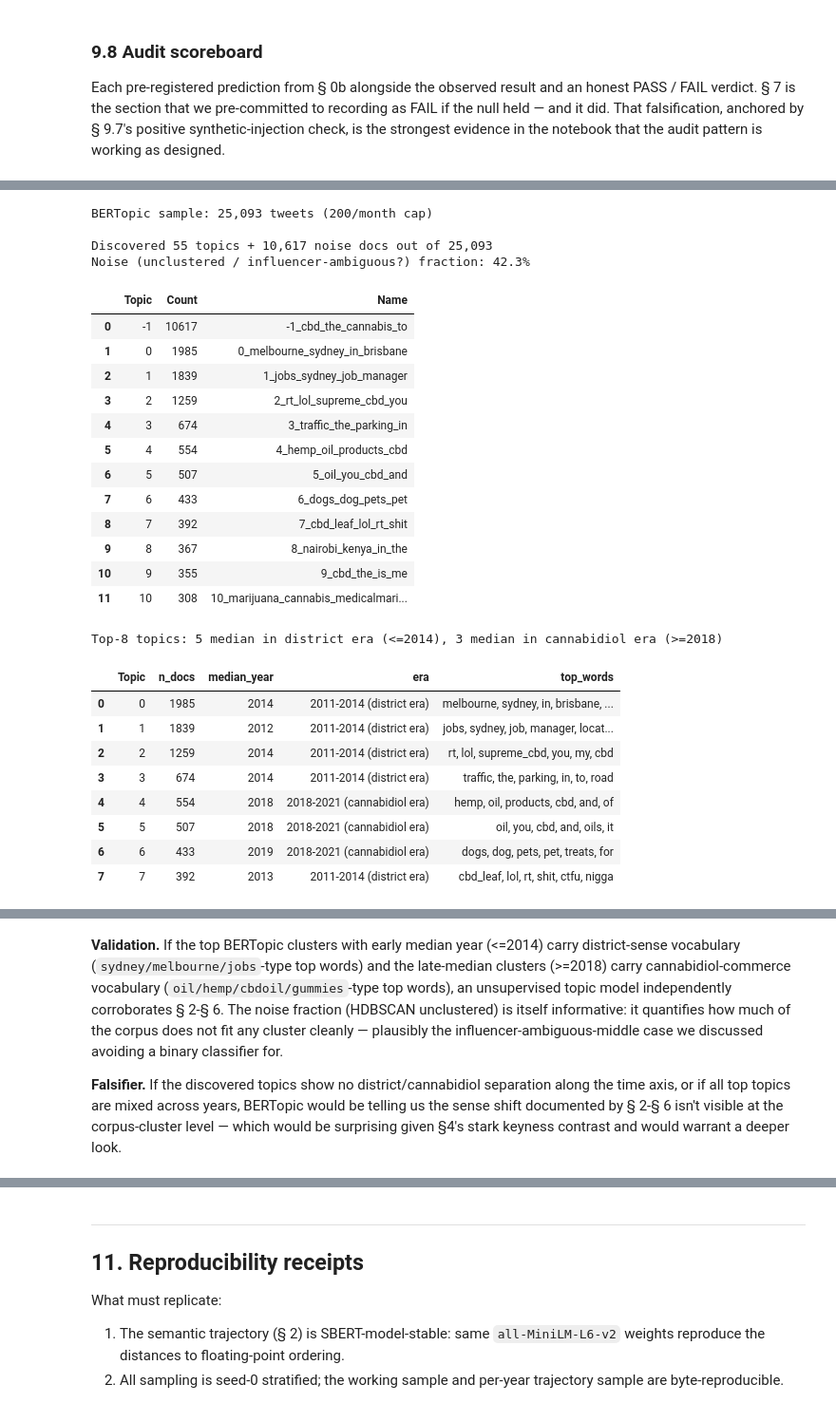
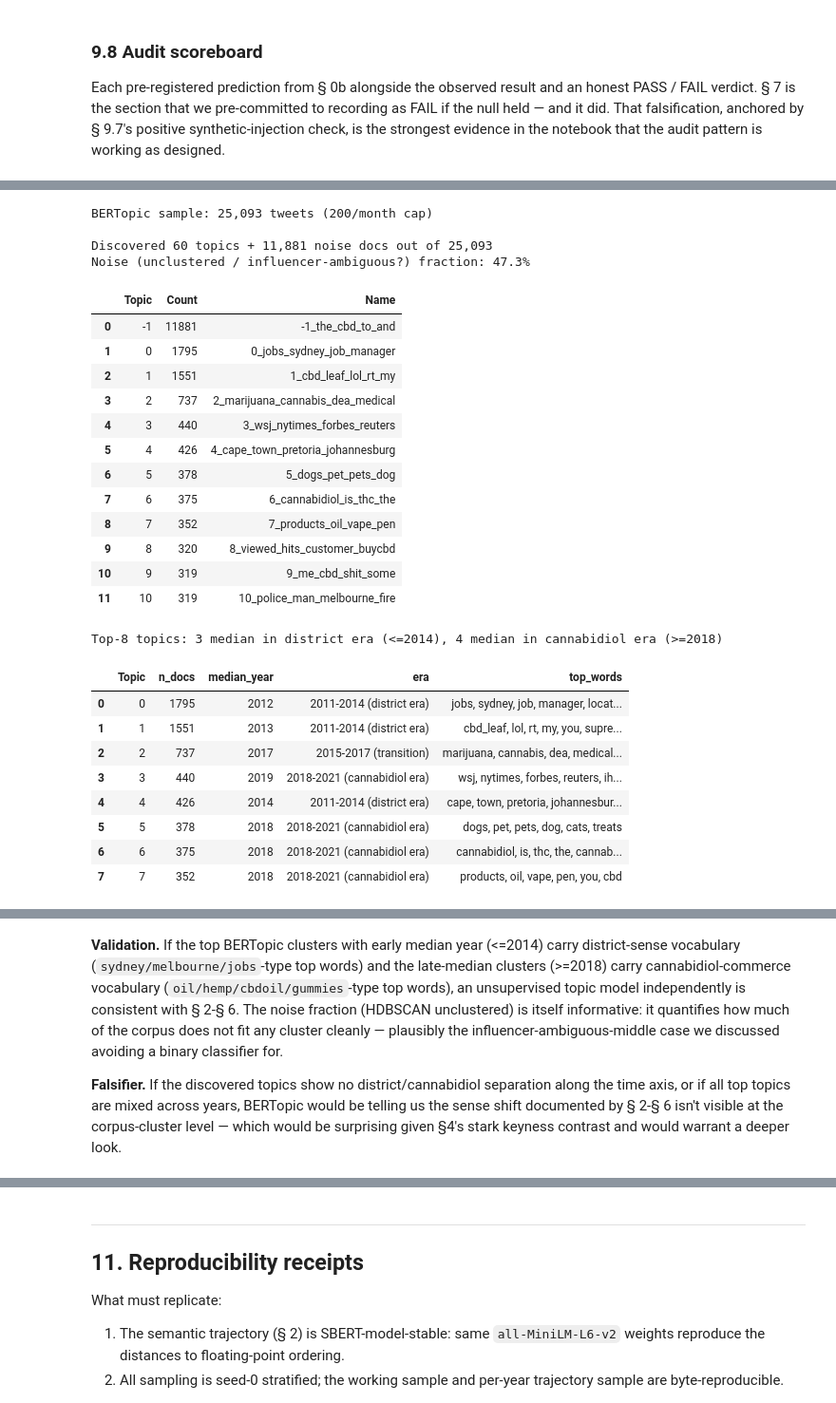
Before and after one commit to jturner-uofl/pycorpdiff, a Jupyter notebook: examples/cbd_case_study.ipynb, the cells around one changed output, grey strips where cells are left out. Shown at 95% size. Drawn from its saved outputs; the diff is of its cells as text; code cells hidden in the pictures.

```diff
--- a/examples/cbd_case_study.ipynb
+++ b/examples/cbd_case_study.ipynb
@@ -1778,49 +1893,54 @@ print(f'BERTopic sample: {len(bt_sample):,} tweets ({BERTOPIC_PER_MONTH}/month c
 
 with warnings.catch_warnings():
     warnings.simplefilter('ignore')
-    _bt_embedder = SentenceTransformer('all-MiniLM-L6-v2')
+    # Use a DIFFERENT sentence-transformer model than §2's pcd.SBERTEmbedder
+    # (which defaults to 'all-MiniLM-L6-v2'). all-mpnet-base-v2 is 768-dim
+    # MPNet, distinct architecture and training corpus from MiniLM. This
+    # makes §10 a genuine embedding-independent check, not a tautology
+    # against §2 on the same embedding manifold.
+    _bt_embedder = SentenceTransformer('all-mpnet-base-v2')
     # Set UMAP's random_state so BERTopic results are reproducible.
     # (Default UMAP is stochastic; without a seed, topic ids and exact
     # cluster boundaries can shift between runs.)
     from umap import UMAP
     _umap = UMAP(n_neighbors=15, n_components=5, min_dist=0.0,
                  metric='cosine', random_state=0)
     topic_model = BERTopic(
         embedding_model=_bt_embedder,
         umap_model=_umap,
         min_topic_size=50,
         calculate_probabilities=False,
         verbose=False,
         language='english',
     )
     topics, _ = topic_model.fit_transform(bt_sample['text'].tolist())
 
 bt_sample['topic'] = topics
 topic_info = topic_model.get_topic_info()
 n_topics_real = int((topic_info['Topic'] != -1).sum())
 n_noise = (int(topic_info[topic_info['Topic'] == -1]['Count'].sum())
            if (topic_info['Topic'] == -1).any() else 0)
 print(f'\nDiscovered {n_topics_real} topics + {n_noise:,} noise docs out of {len(bt_sample):,}')
 print(f'Noise (unclustered / influencer-ambiguous?) fraction: {100*n_noise/len(bt_sample):.1f}%')
 topic_info.head(12)[['Topic', 'Count', 'Name']]
 # %% [output]
 BERTopic sample: 25,093 tweets (200/month cap)
 
-Discovered 55 topics + 10,617 noise docs out of 25,093
-Noise (unclustered / influencer-ambiguous?) fraction: 42.3%
+Discovered 60 topics + 11,881 noise docs out of 25,093
+Noise (unclustered / influencer-ambiguous?) fraction: 47.3%
 |  | Topic | Count | Name |
-| 0 | -1 | 10617 | -1_cbd_the_cannabis_to |
-| 1 | 0 | 1985 | 0_melbourne_sydney_in_brisbane |
-| 2 | 1 | 1839 | 1_jobs_sydney_job_manager |
-| 3 | 2 | 1259 | 2_rt_lol_supreme_cbd_you |
-| 4 | 3 | 674 | 3_traffic_the_parking_in |
-| 5 | 4 | 554 | 4_hemp_oil_products_cbd |
-| 6 | 5 | 507 | 5_oil_you_cbd_and |
-| 7 | 6 | 433 | 6_dogs_dog_pets_pet |
-| 8 | 7 | 392 | 7_cbd_leaf_lol_rt_shit |
-| 9 | 8 | 367 | 8_nairobi_kenya_in_the |
-| 10 | 9 | 355 | 9_cbd_the_is_me |
-| 11 | 10 | 308 | 10_marijuana_cannabis_medicalmari... |
+| 0 | -1 | 11881 | -1_the_cbd_to_and |
+| 1 | 0 | 1795 | 0_jobs_sydney_job_manager |
+| 2 | 1 | 1551 | 1_cbd_leaf_lol_rt_my |
+| 3 | 2 | 737 | 2_marijuana_cannabis_dea_medical |
+| 4 | 3 | 440 | 3_wsj_nytimes_forbes_reuters |
+| 5 | 4 | 426 | 4_cape_town_pretoria_johannesburg |
+| 6 | 5 | 378 | 5_dogs_pet_pets_dog |
+| 7 | 6 | 375 | 6_cannabidiol_is_thc_the |
+| 8 | 7 | 352 | 7_products_oil_vape_pen |
+| 9 | 8 | 320 | 8_viewed_hits_customer_buycbd |
+| 10 | 9 | 319 | 9_me_cbd_shit_some |
+| 11 | 10 | 319 | 10_police_man_melbourne_fire |
 # %%
 # Top 8 topics: their year distribution. A real district -> cannabidiol
 # shift should be visible as topics whose dominant year(s) cluster in
@@ -1848,16 +1968,16 @@ print(f'Top-8 topics: {n_district_era} median in district era (<=2014), '
       f'{n_cannabidiol_era} median in cannabidiol era (>=2018)')
 topic_era_df
 # %% [output]
-Top-8 topics: 5 median in district era (<=2014), 3 median in cannabidiol era (>=2018)
+Top-8 topics: 3 median in district era (<=2014), 4 median in cannabidiol era (>=2018)
 |  | Topic | n_docs | median_year | era | top_words |
-| 0 | 0 | 1985 | 2014 | 2011-2014 (district era) | melbourne, sydney, in, brisbane, ... |
-| 1 | 1 | 1839 | 2012 | 2011-2014 (district era) | jobs, sydney, job, manager, locat... |
-| 2 | 2 | 1259 | 2014 | 2011-2014 (district era) | rt, lol, supreme_cbd, you, my, cbd |
-| 3 | 3 | 674 | 2014 | 2011-2014 (district era) | traffic, the, parking, in, to, road |
-| 4 | 4 | 554 | 2018 | 2018-2021 (cannabidiol era) | hemp, oil, products, cbd, and, of |
-| 5 | 5 | 507 | 2018 | 2018-2021 (cannabidiol era) | oil, you, cbd, and, oils, it |
-| 6 | 6 | 433 | 2019 | 2018-2021 (cannabidiol era) | dogs, dog, pets, pet, treats, for |
-| 7 | 7 | 392 | 2013 | 2011-2014 (district era) | cbd_leaf, lol, rt, shit, ctfu, nigga |
+| 0 | 0 | 1795 | 2012 | 2011-2014 (district era) | jobs, sydney, job, manager, locat... |
+| 1 | 1 | 1551 | 2013 | 2011-2014 (district era) | cbd_leaf, lol, rt, my, you, supre... |
+| 2 | 2 | 737 | 2017 | 2015-2017 (transition) | marijuana, cannabis, dea, medical... |
+| 3 | 3 | 440 | 2019 | 2018-2021 (cannabidiol era) | wsj, nytimes, forbes, reuters, ih... |
+| 4 | 4 | 426 | 2014 | 2011-2014 (district era) | cape, town, pretoria, johannesbur... |
+| 5 | 5 | 378 | 2018 | 2018-2021 (cannabidiol era) | dogs, pet, pets, dog, cats, treats |
+| 6 | 6 | 375 | 2018 | 2018-2021 (cannabidiol era) | cannabidiol, is, thc, the, cannab... |
+| 7 | 7 | 352 | 2018 | 2018-2021 (cannabidiol era) | products, oil, vape, pen, you, cbd |
 # %%
 # Topic-prevalence histogram per year for the top-6 topics: visual
 # corroboration of the district -> cannabidiol shift.
@@ -1883,7 +2003,7 @@ alt.Chart(yr_topic).mark_area().encode(
 (<=2014) carry district-sense vocabulary (`sydney/melbourne/jobs`-type
 top words) and the late-median clusters (>=2018) carry
 cannabidiol-commerce vocabulary (`oil/hemp/cbdoil/gummies`-type top
-words), an unsupervised topic model independently corroborates § 2-§ 6.
+words), an unsupervised topic model independently is consistent with § 2-§ 6.
 The noise fraction (HDBSCAN unclustered) is itself informative: it
 quantifies how much of the corpus does not fit any cluster cleanly —
 plausibly the influencer-ambiguous-middle case we discussed avoiding a
```
Also changed, not shown: parts of 21 cells of this notebook, 1 other file.
